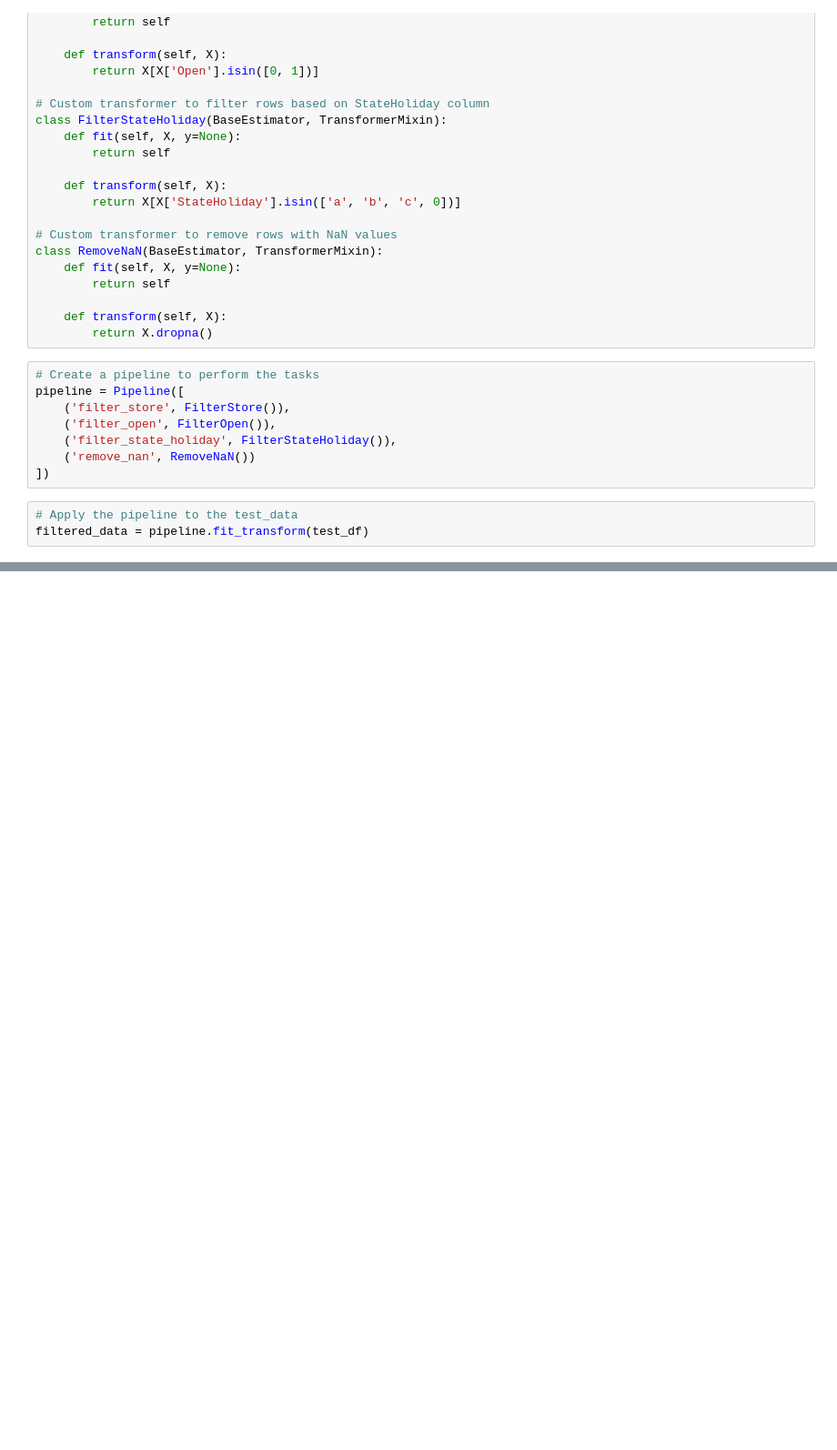
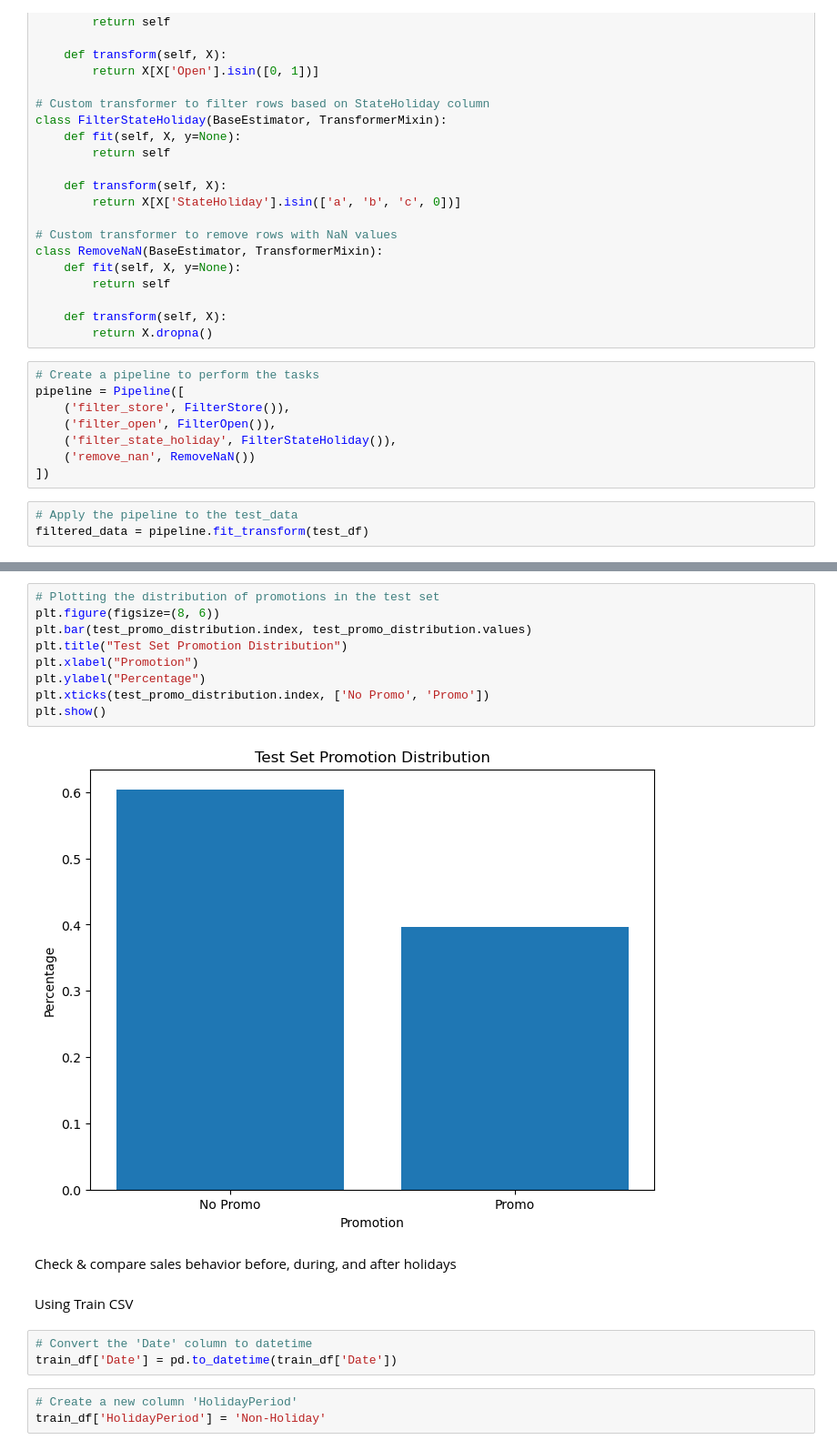
Before and after one commit to jodahe1/Rossmann-Pharmaceuticals-, a Jupyter notebook: Task1/EDA and Data Cleaning.ipynb, the cells around one changed output, grey strips where cells are left out. Shown at 91% size. Saved outputs shown, nothing was run; the diff lists cells and outputs as text; blank space fills up the shorter version.

```diff
--- a/Task1/EDA and Data Cleaning.ipynb
+++ b/Task1/EDA and Data Cleaning.ipynb
@@ -115,0 +190,21 @@ filtered_data = pipeline.fit_transform(test_df)
+# %%
+# Plotting the distribution of promotions in the test set
+plt.figure(figsize=(8, 6))
+plt.bar(test_promo_distribution.index, test_promo_distribution.values)
+plt.title("Test Set Promotion Distribution")
+plt.xlabel("Promotion")
+plt.ylabel("Percentage")
+plt.xticks(test_promo_distribution.index, ['No Promo', 'Promo'])
+plt.show()
+# %% [output]
+[figure, added]
+# %% [markdown]
+Check & compare sales behavior before, during, and after holidays
+# %% [markdown]
+Using Train CSV
+# %%
+# Convert the 'Date' column to datetime
+train_df['Date'] = pd.to_datetime(train_df['Date'])
+# %%
+# Create a new column 'HolidayPeriod'
+train_df['HolidayPeriod'] = 'Non-Holiday'
```
Also changed, not shown: parts of 16 cells of this notebook, 1 other file.
